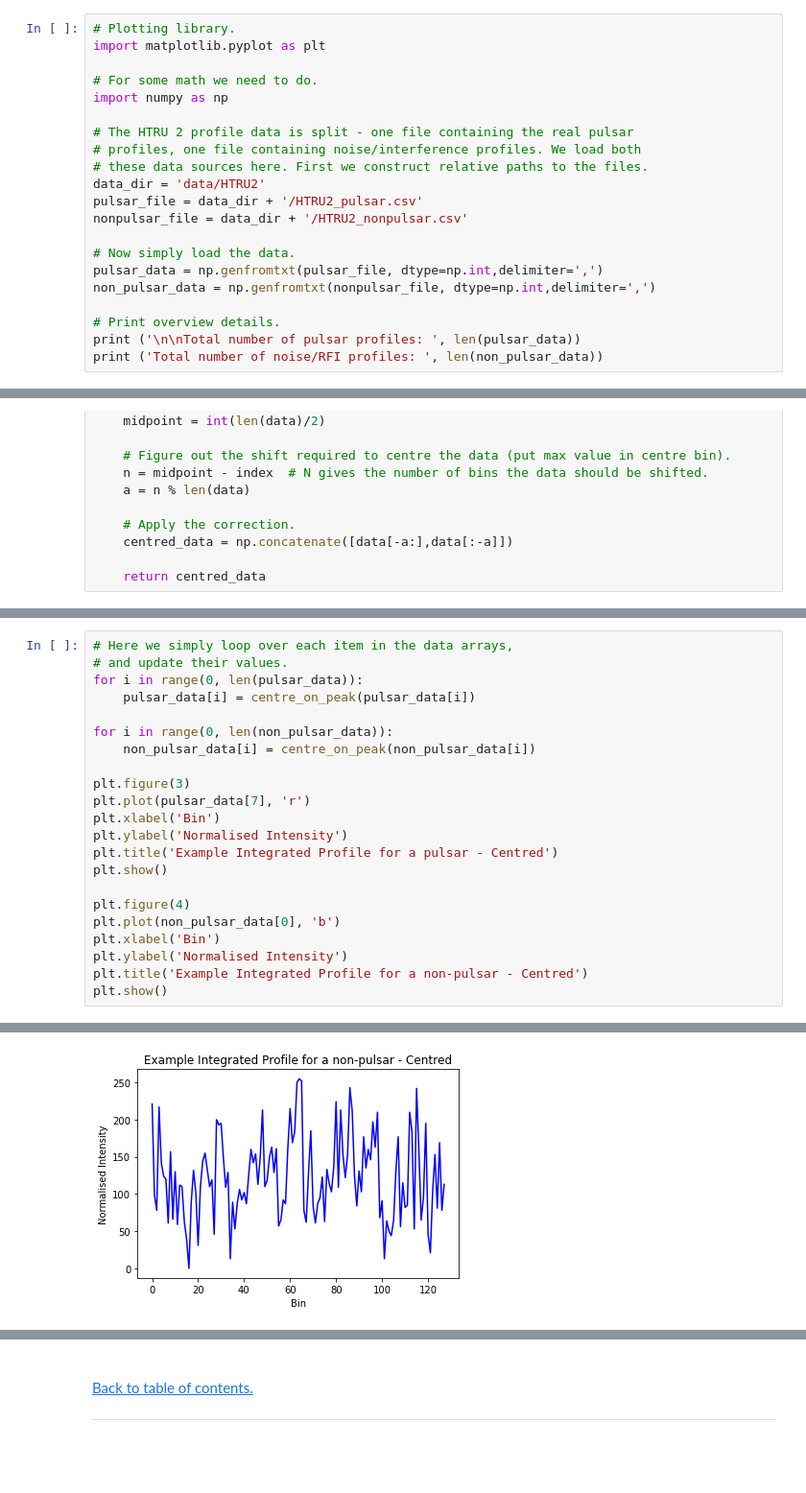
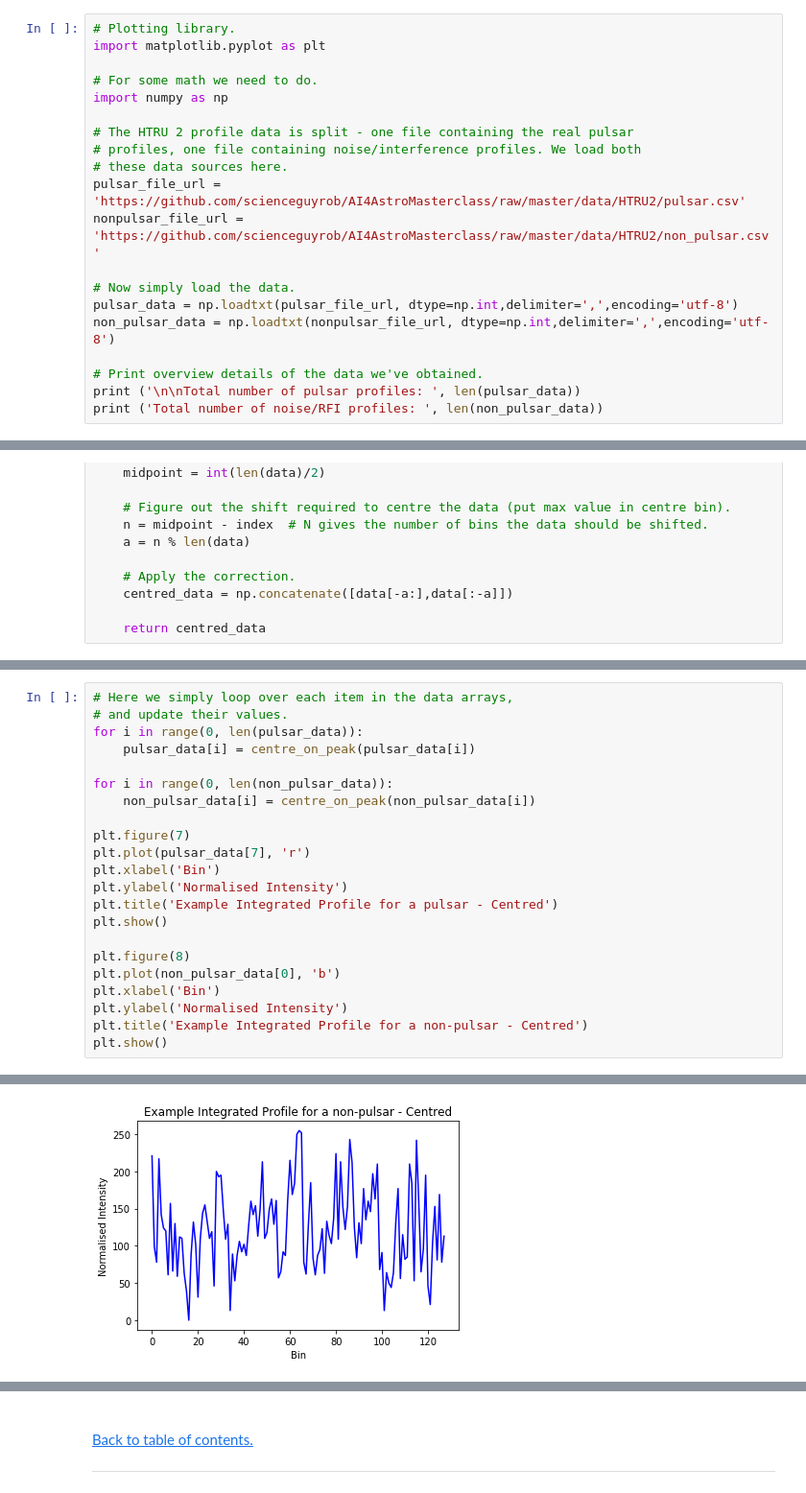
Before and after one commit to scienceguyrob/AI4AstroMasterclass, a Jupyter notebook: A.I. for Astrophysics Masterclass - Classifying Pulsars.ipynb, the cells around one changed output, grey strips where cells are left out. Shown: that part at 96% size. Cells and saved outputs as stored; diff of their text form; blank space fills up the shorter version.

Commit message:
Finished first version of the notebook.

```diff
--- a/A.I. for Astrophysics Masterclass - Classifying Pulsars.ipynb
+++ b/A.I. for Astrophysics Masterclass - Classifying Pulsars.ipynb
@@ -4162,16 +4287,15 @@ import numpy as np
 
 # The HTRU 2 profile data is split - one file containing the real pulsar
 # profiles, one file containing noise/interference profiles. We load both
-# these data sources here. First we construct relative paths to the files.
-data_dir = 'data/HTRU2'
-pulsar_file = data_dir + '/HTRU2_pulsar.csv'
-nonpulsar_file = data_dir + '/HTRU2_nonpulsar.csv'
+# these data sources here.
+pulsar_file_url = 'https://github.com/scienceguyrob/AI4AstroMasterclass/raw/master/data/HTRU2/pulsar.csv'
+nonpulsar_file_url = 'https://github.com/scienceguyrob/AI4AstroMasterclass/raw/master/data/HTRU2/non_pulsar.csv'
 
 # Now simply load the data.
-pulsar_data = np.genfromtxt(pulsar_file, dtype=np.int,delimiter=',')
-non_pulsar_data = np.genfromtxt(nonpulsar_file, dtype=np.int,delimiter=',')
+pulsar_data = np.loadtxt(pulsar_file_url, dtype=np.int,delimiter=',',encoding='utf-8')
+non_pulsar_data = np.loadtxt(nonpulsar_file_url, dtype=np.int,delimiter=',',encoding='utf-8')
 
-# Print overview details.
+# Print overview details of the data we've obtained.
 print ('\n\nTotal number of pulsar profiles: ', len(pulsar_data))
 print ('Total number of noise/RFI profiles: ', len(non_pulsar_data))
 # %% [output]
@@ -4253,14 +4395,14 @@ for i in range(0, len(pulsar_data)):
 for i in range(0, len(non_pulsar_data)):
     non_pulsar_data[i] = centre_on_peak(non_pulsar_data[i])
 
-plt.figure(3)
+plt.figure(7)
 plt.plot(pulsar_data[7], 'r')
 plt.xlabel('Bin')
 plt.ylabel('Normalised Intensity')
 plt.title('Example Integrated Profile for a pulsar - Centred')
 plt.show()
 
-plt.figure(4)
+plt.figure(8)
 plt.plot(non_pulsar_data[0], 'b')
 plt.xlabel('Bin')
 plt.ylabel('Normalised Intensity')
@@ -4271 +4413 @@ plt.show()
-[figure, old version]
+[figure, new version]
```
Also changed, not shown: parts of 82 cells of this notebook.
